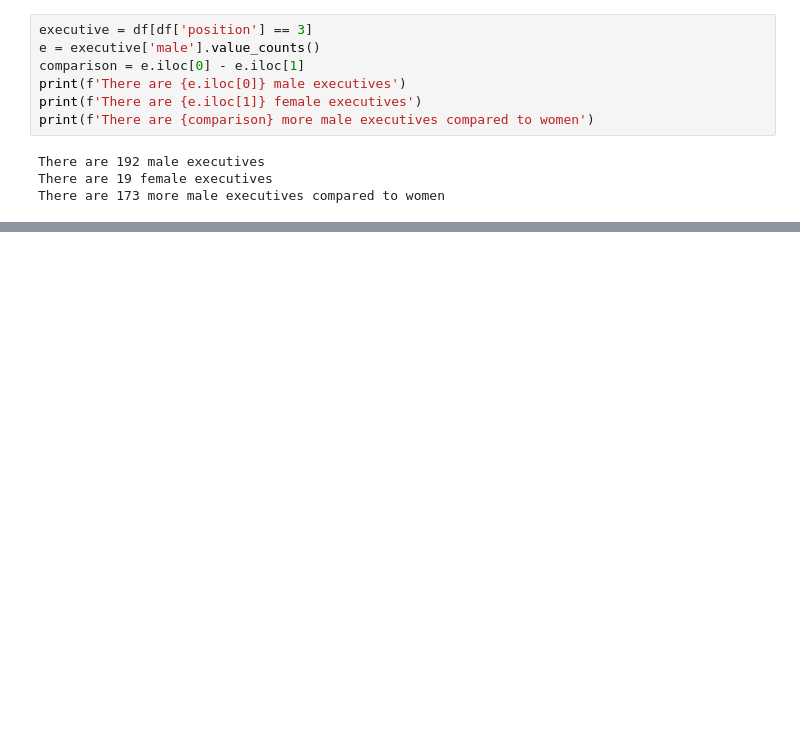
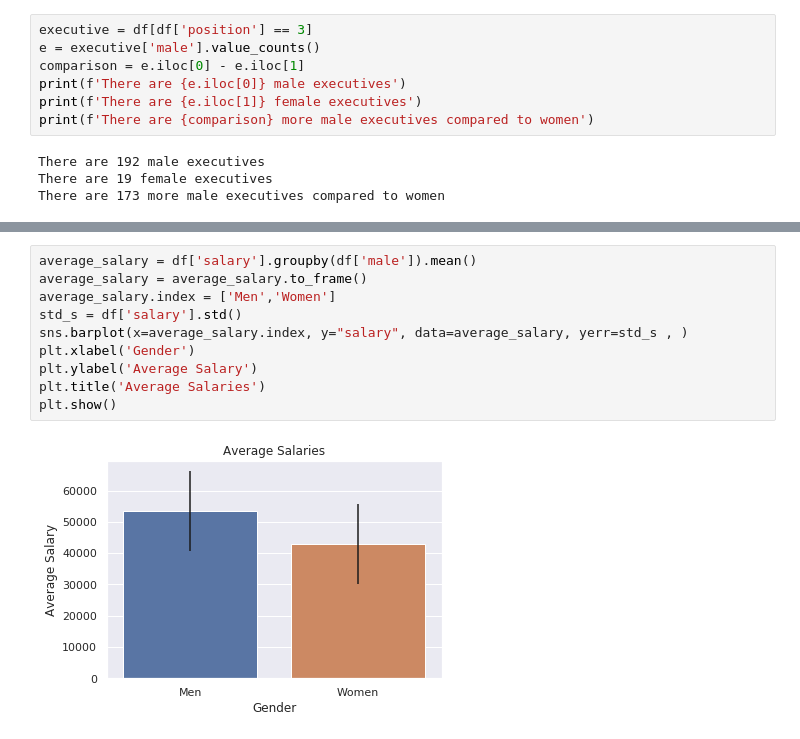
Before and after one commit to thabomayika/stat_thinking, a Jupyter notebook: stats_thinking.ipynb, the cells around one changed output, grey strips where cells are left out. Cells and saved outputs as stored; diff of their text form; blank space fills up the shorter version.

```diff
--- a/stats_thinking.ipynb
+++ b/stats_thinking.ipynb
@@ -155,0 +174,12 @@ plt.show()
+# %%
+average_salary = df['salary'].groupby(df['male']).mean()
+average_salary = average_salary.to_frame()
+average_salary.index = ['Men','Women']
+std_s = df['salary'].std()
+sns.barplot(x=average_salary.index, y="salary", data=average_salary, yerr=std_s , )
+plt.xlabel('Gender')
+plt.ylabel('Average Salary')
+plt.title('Average Salaries')
+plt.show()
+# %% [output]
+[figure, added]
```
Also changed, not shown: parts of 12 cells of this notebook.
